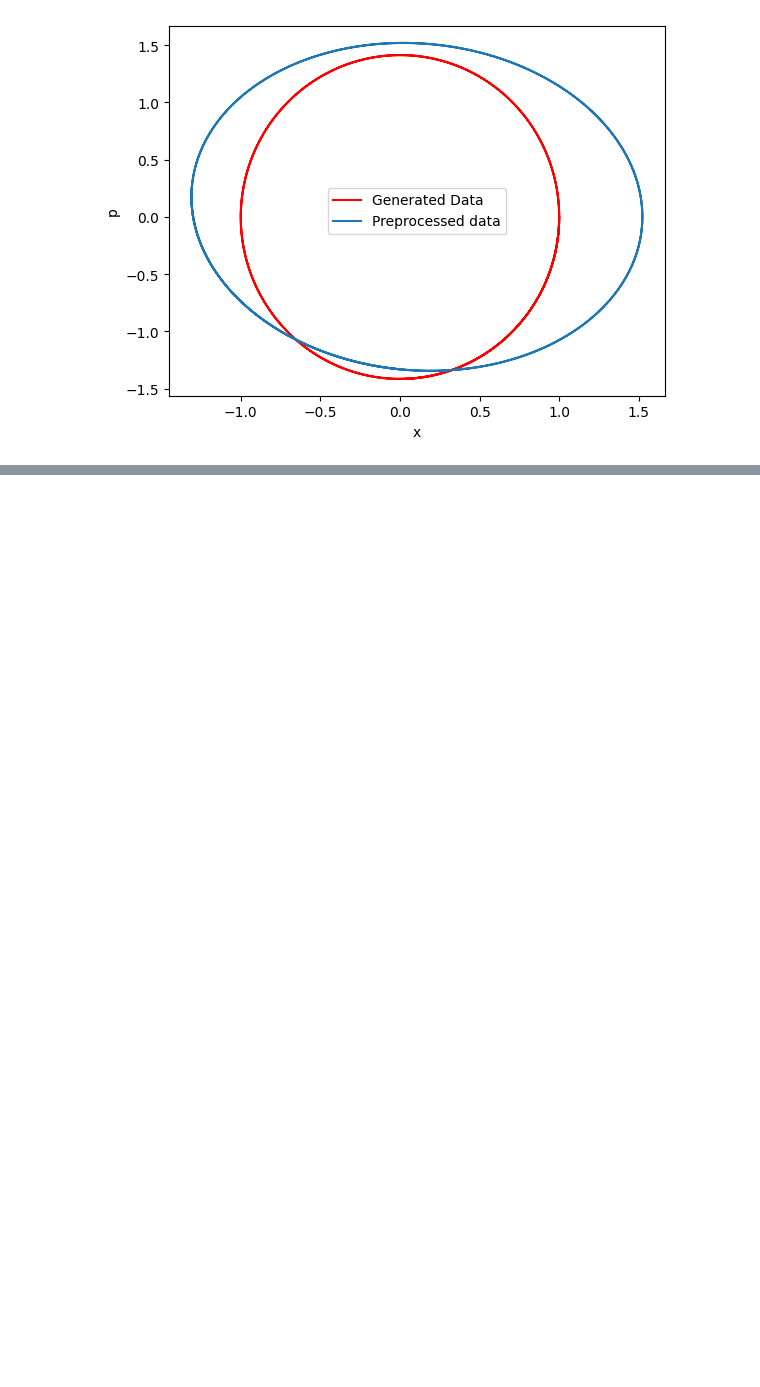
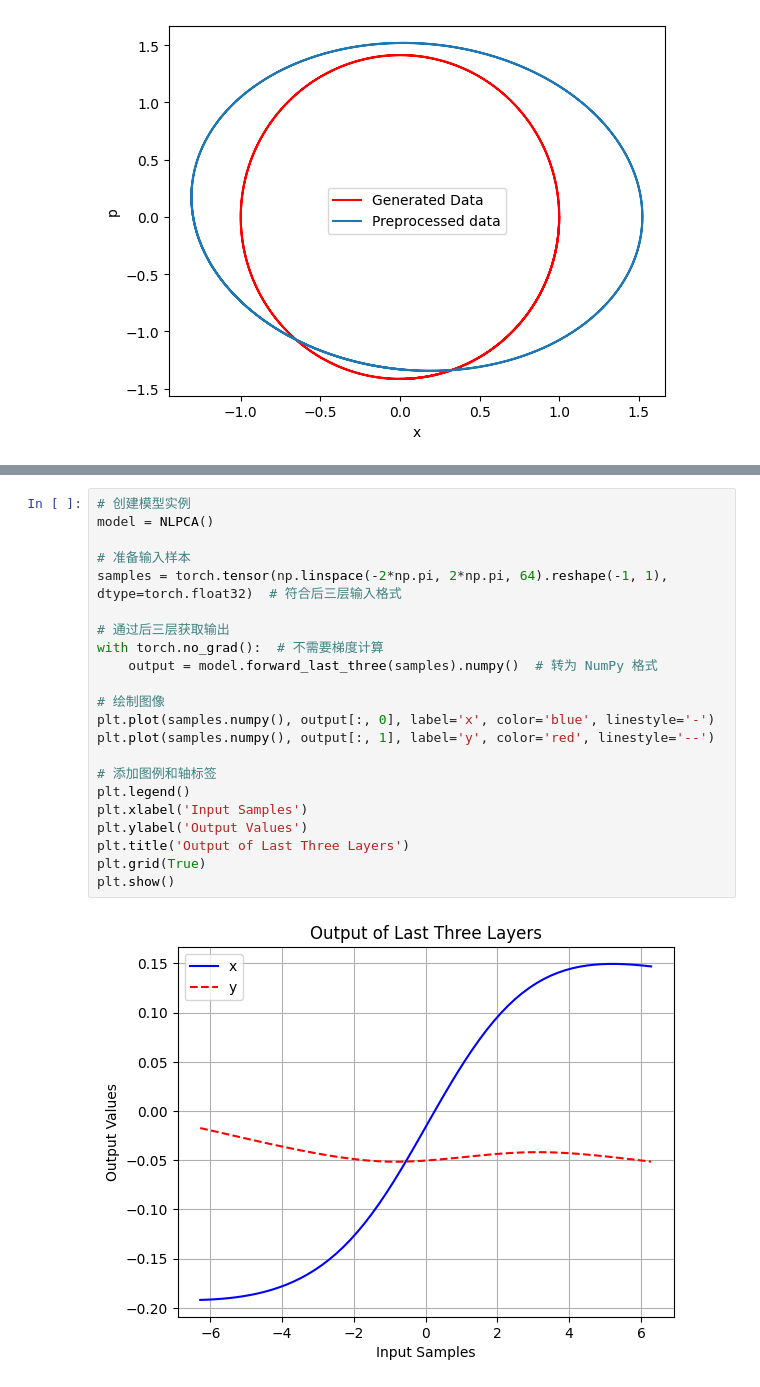
Before and after one commit to ErisLee-lmy/AI-Feynman-Reproduction, a Jupyter notebook: NLPCA_try.ipynb, the cells around one changed output, grey strips where cells are left out. Drawn from its saved outputs; the diff is of its cells as text; blank space fills up the shorter version.

```diff
--- a/NLPCA_try.ipynb
+++ b/NLPCA_try.ipynb
@@ -143,0 +150,24 @@ plt.show()
+# %%
+# 创建模型实例
+model = NLPCA()
+
+# 准备输入样本
+samples = torch.tensor(np.linspace(-2*np.pi, 2*np.pi, 64).reshape(-1, 1), dtype=torch.float32)  # 符合后三层输入格式
+
+# 通过后三层获取输出
+with torch.no_grad():  # 不需要梯度计算
+    output = model.forward_last_three(samples).numpy()  # 转为 NumPy 格式
+
+# 绘制图像
+plt.plot(samples.numpy(), output[:, 0], label='x', color='blue', linestyle='-')
+plt.plot(samples.numpy(), output[:, 1], label='y', color='red', linestyle='--')
+
+# 添加图例和轴标签
+plt.legend()
+plt.xlabel('Input Samples')
+plt.ylabel('Output Values')
+plt.title('Output of Last Three Layers')
+plt.grid(True)
+plt.show()
+# %% [output]
+[figure, added]
```
Also changed, not shown: parts of 2 cells of this notebook, 1 other file.
